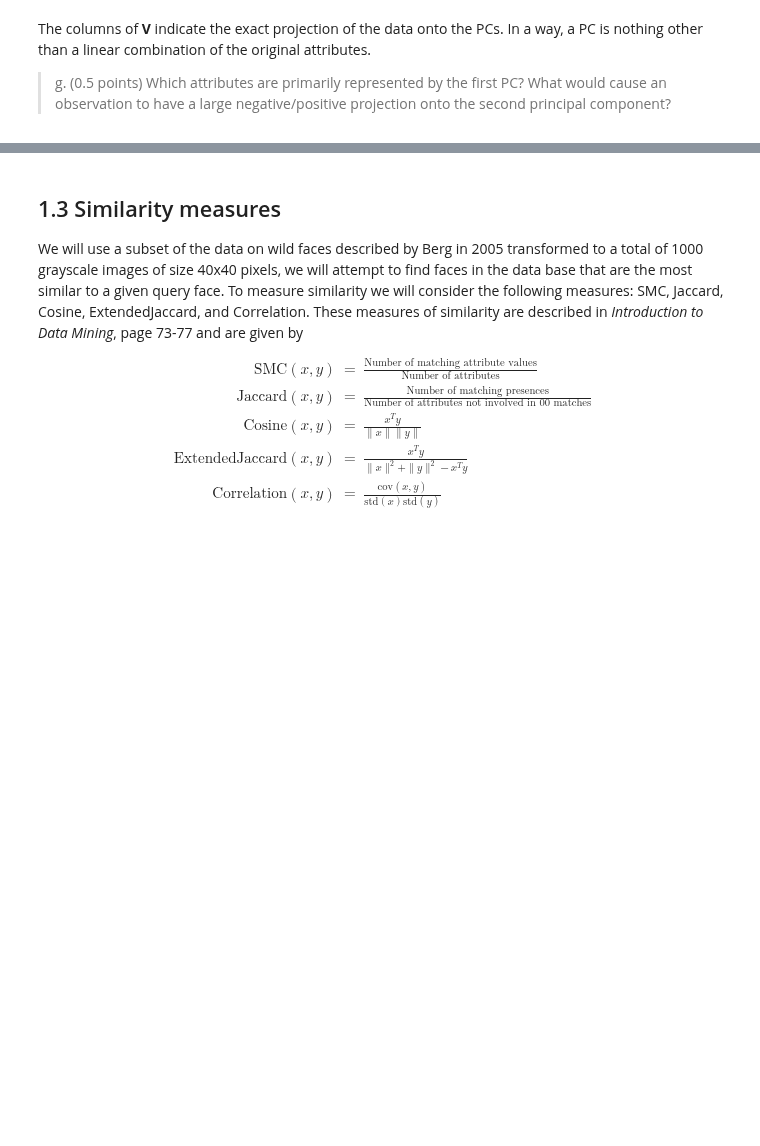
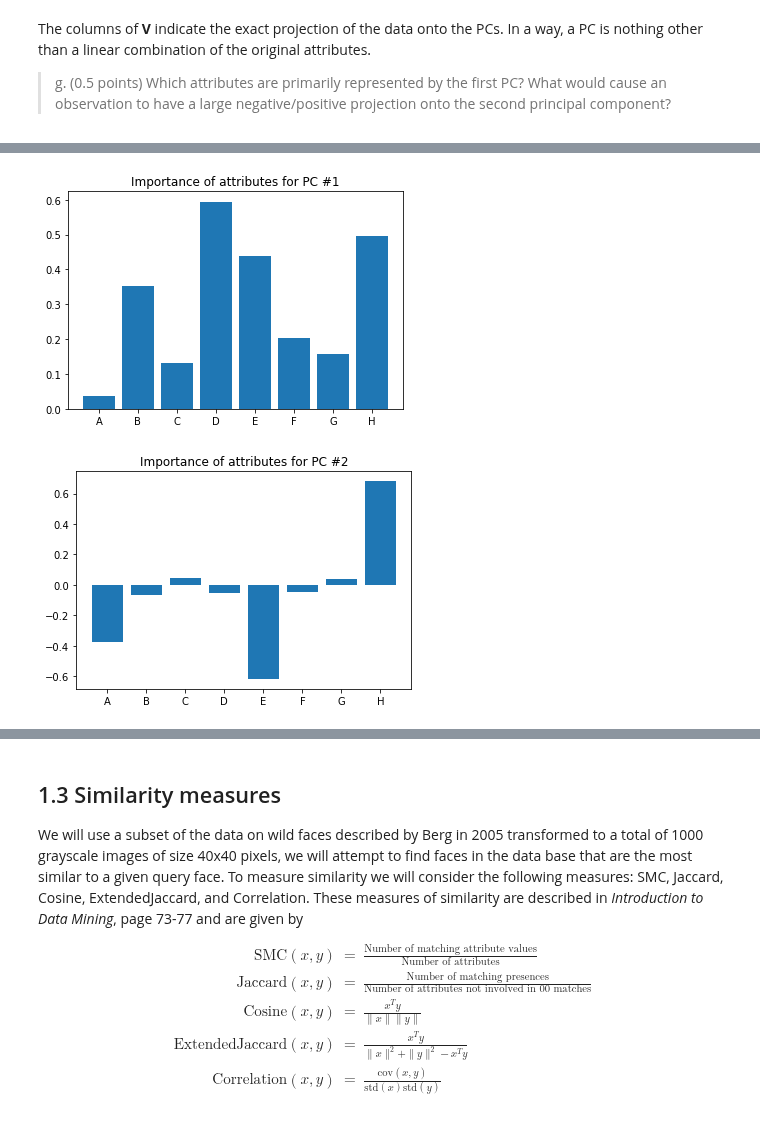
Before and after one commit to gabrielraya/Data-Mining, a Jupyter notebook: Assignment_1.ipynb, the cells around one changed output, grey strips where cells are left out. Cells and saved outputs as stored; diff of their text form; code cells hidden in the pictures; blank space fills up the shorter version.

```diff
--- a/Assignment_1.ipynb
+++ b/Assignment_1.ipynb
@@ -476,0 +519,12 @@ _write your answer to 1.2.2 here_
+# %%
+def plot_pc_attribution(component_number):
+    attribution = vt[component_number]
+    plt.bar(np.arange(len(attribution)), attribution, tick_label=list('ABCDEFGH'))
+    plt.title(f'Importance of attributes for PC #{component_number + 1}')
+    plt.show()
+
+plot_pc_attribution(0)
+plot_pc_attribution(1)
+# %% [output]
+[figure, added]
+[figure, added]
```
Also changed, not shown: parts of 8 cells of this notebook.
